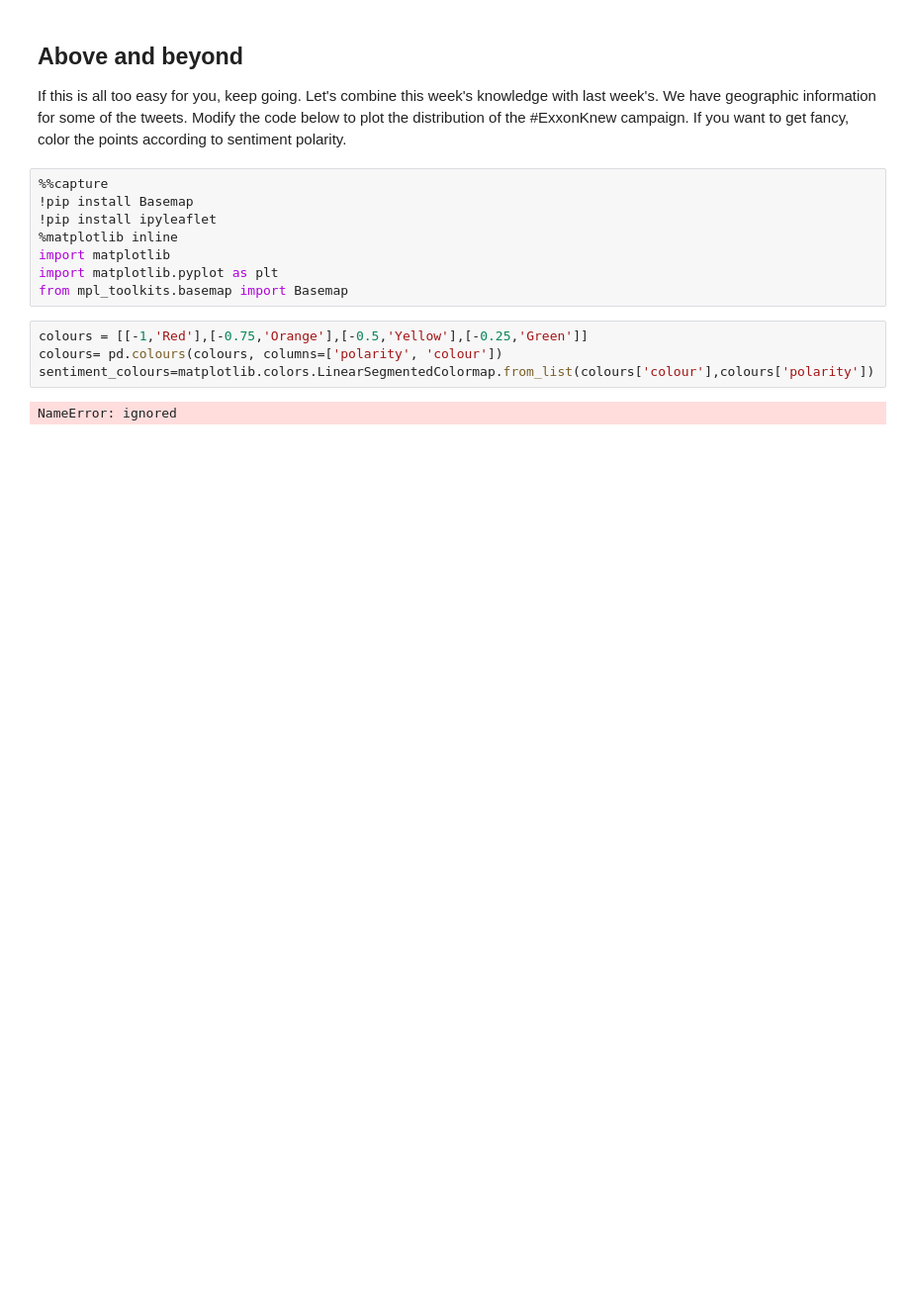
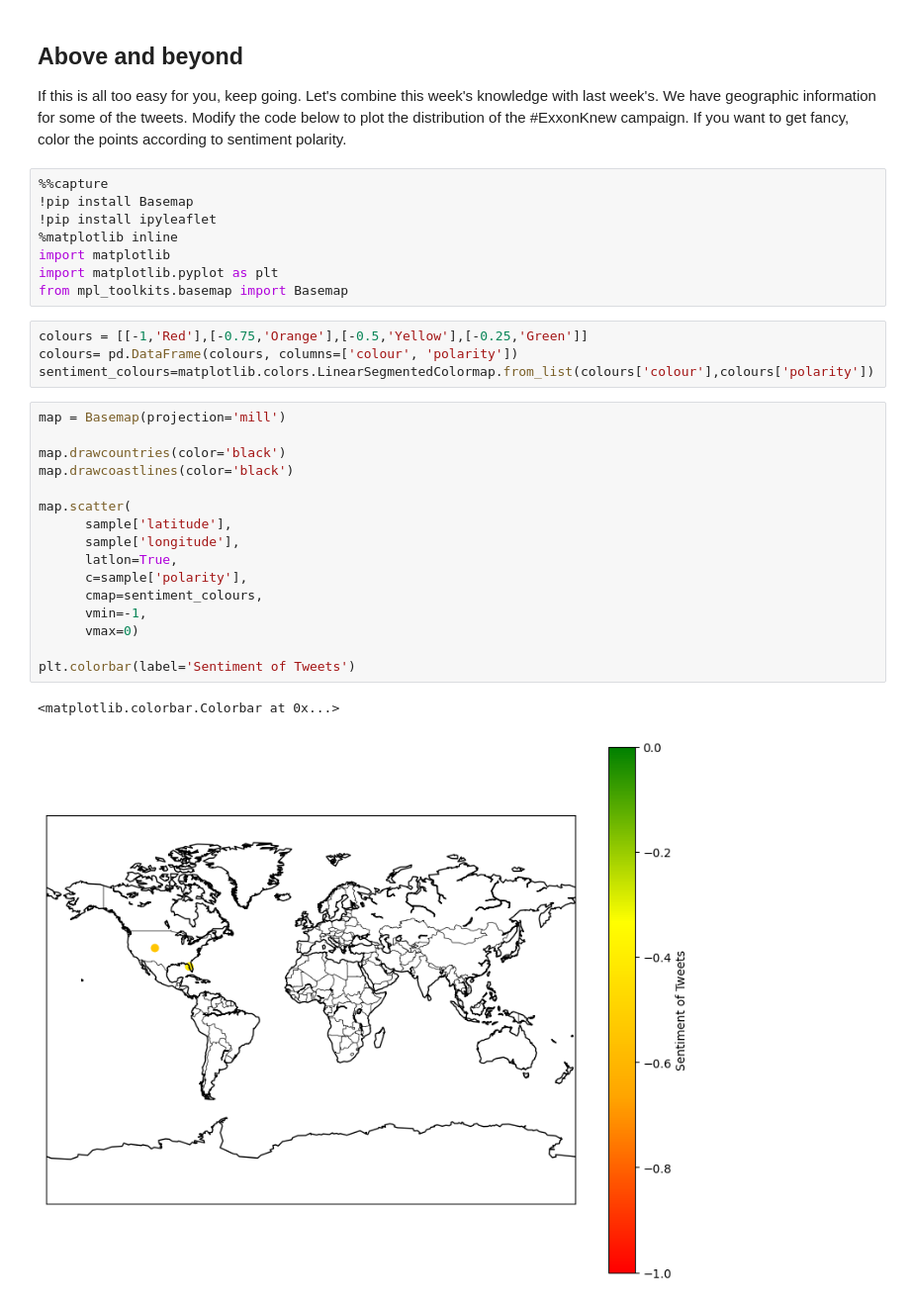
Before and after one commit to jaoshang/QM2, a Jupyter notebook: notebooks/W04. Natural Language Processing.ipynb, the cells around one changed output. Shown at 99% size. Saved outputs shown, nothing was run; the diff lists cells and outputs as text; blank space fills up the shorter version.

```diff
--- a/notebooks/W04. Natural Language Processing.ipynb
+++ b/notebooks/W04. Natural Language Processing.ipynb
@@ -783,10 +783,27 @@ import matplotlib.pyplot as plt
 from mpl_toolkits.basemap import Basemap
 # %%
 colours = [[-1,'Red'],[-0.75,'Orange'],[-0.5,'Yellow'],[-0.25,'Green']]
-colours= pd.colours(colours, columns=['polarity', 'colour'])
+colours= pd.DataFrame(colours, columns=['colour', 'polarity'])
 sentiment_colours=matplotlib.colors.LinearSegmentedColormap.from_list(colours['colour'],colours['polarity'])
-# %% [output]
-NameError: ignored
+# %%
+map = Basemap(projection='mill')
+
+map.drawcountries(color='black')
+map.drawcoastlines(color='black')
+
+map.scatter(
+      sample['latitude'],
+      sample['longitude'],
+      latlon=True,
+      c=sample['polarity'],
+      cmap=sentiment_colours,
+      vmin=-1,
+      vmax=0)
+
+plt.colorbar(label='Sentiment of Tweets')
+# %% [output]
+<matplotlib.colorbar.Colorbar at 0x...>
+[figure, added]
 # %%
 tweets['polarity']=tweets['text'].apply(lambda x: nlp(x)._.blob.polarity)
 tweets['subjectivity']=tweets['text'].apply(lambda x: nlp(x)._.blob.subjectivity)
```
Also changed, not shown: parts of 6 cells of this notebook.
